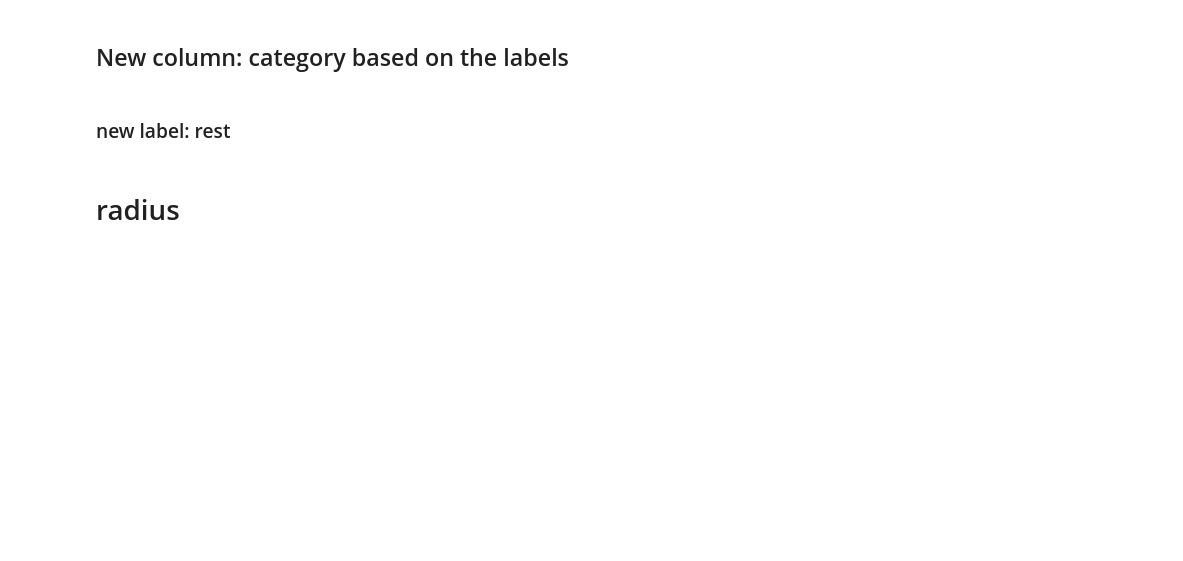
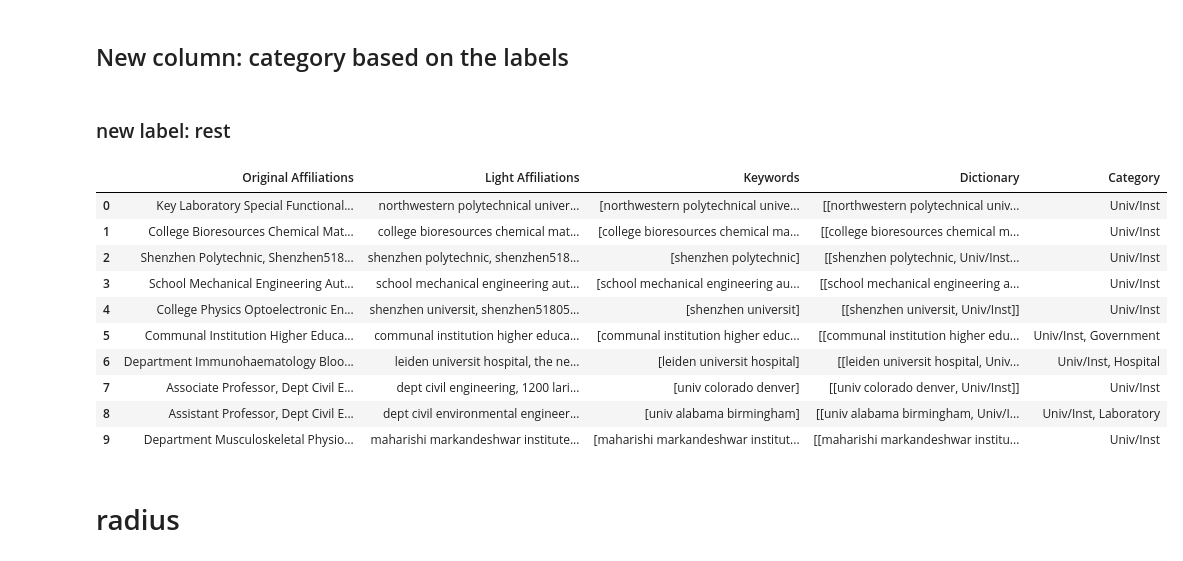
Before and after one commit to mkallipo/affiliation-matching, a Jupyter notebook: matching.ipynb, the cells around one changed output. Drawn from its saved outputs; the diff is of its cells as text; code cells hidden in the pictures; blank space fills up the shorter version.

```diff
--- a/matching.ipynb
+++ b/matching.ipynb
@@ -441,6 +441,20 @@ affiliationsSimple = [
 ]
 # %%
 affDF['Keywords'] = affiliationsSimple
+# %%
+affDF[0:10]
+# %% [output]
+|  | Original Affiliations | Light Affiliations | Keywords | Dictionary | Category |
+| 0 | Key Laboratory Special Functional... | northwestern polytechnical univer... | [northwestern polytechnical unive... | [[northwestern polytechnical univ... | Univ/Inst |
+| 1 | College Bioresources Chemical Mat... | college bioresources chemical mat... | [college bioresources chemical ma... | [[college bioresources chemical m... | Univ/Inst |
+| 2 | Shenzhen Polytechnic, Shenzhen518... | shenzhen polytechnic, shenzhen518... | [shenzhen polytechnic] | [[shenzhen polytechnic, Univ/Inst... | Univ/Inst |
+| 3 | School Mechanical Engineering Aut... | school mechanical engineering aut... | [school mechanical engineering au... | [[school mechanical engineering a... | Univ/Inst |
+| 4 | College Physics Optoelectronic En... | shenzhen universit, shenzhen51805... | [shenzhen universit] | [[shenzhen universit, Univ/Inst]] | Univ/Inst |
+| 5 | Communal Institution Higher Educa... | communal institution higher educa... | [communal institution higher educ... | [[communal institution higher edu... | Univ/Inst, Government |
+| 6 | Department Immunohaematology Bloo... | leiden universit hospital, the ne... | [leiden universit hospital] | [[leiden universit hospital, Univ... | Univ/Inst, Hospital |
+| 7 | Associate Professor, Dept Civil E... | dept civil engineering, 1200 lari... | [univ colorado denver] | [[univ colorado denver, Univ/Inst]] | Univ/Inst |
+| 8 | Assistant Professor, Dept Civil E... | dept civil environmental engineer... | [univ alabama birmingham] | [[univ alabama birmingham, Univ/I... | Univ/Inst, Laboratory |
+| 9 | Department Musculoskeletal Physio... | maharishi markandeshwar institute... | [maharishi markandeshwar institut... | [[maharishi markandeshwar institu... | Univ/Inst |
 # %% [markdown]
 # radius
 # %%
```
Also changed, not shown: parts of 20 cells of this notebook.
